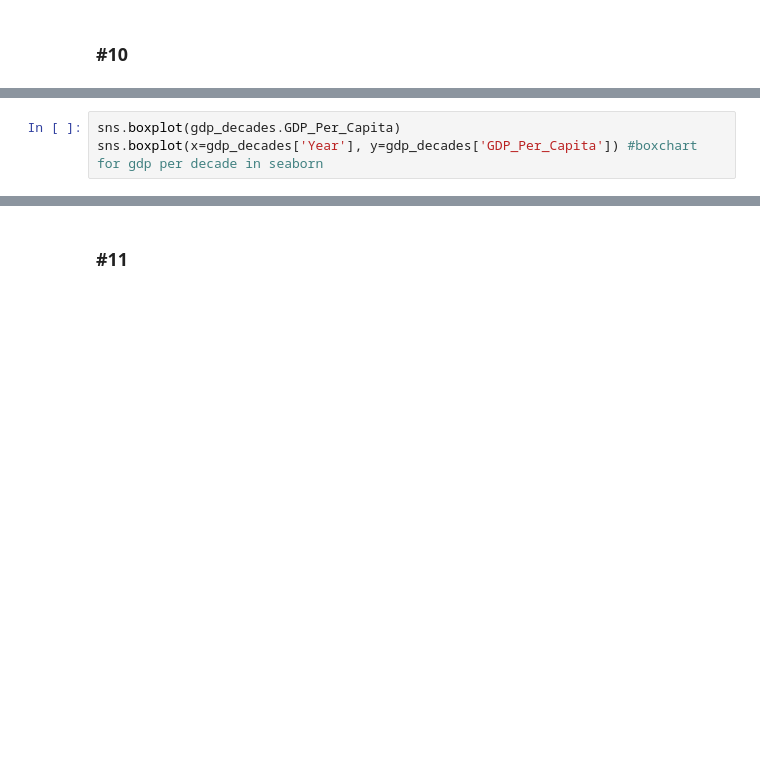
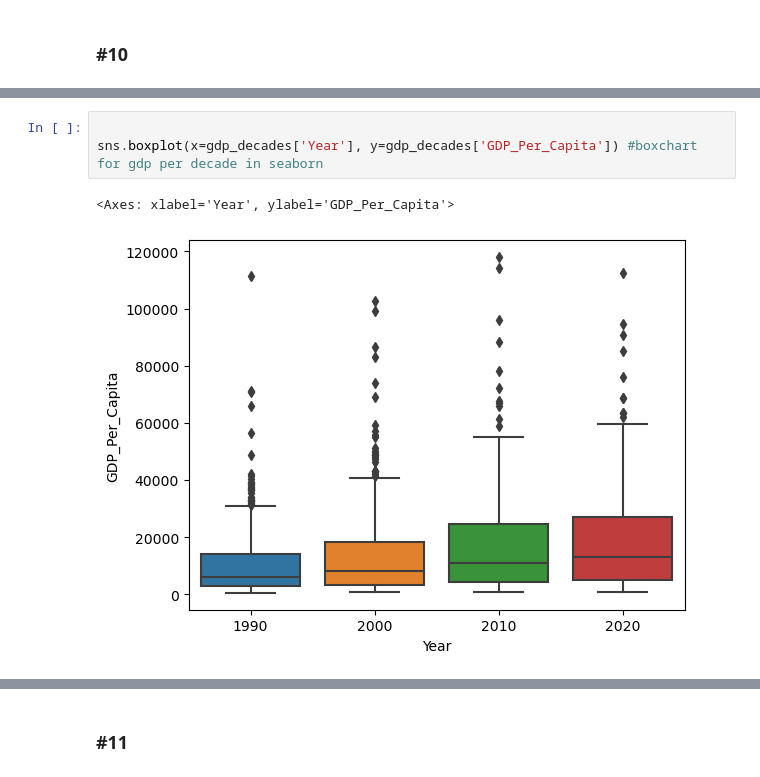
Before and after one commit to johnreinick/un_data-johnreinick, a Jupyter notebook: notebooks/UN_python_project.ipynb, the cells around one changed output, grey strips where cells are left out. Saved outputs shown, nothing was run; the diff lists cells and outputs as text; blank space fills up the shorter version.

```diff
--- a/notebooks/UN_python_project.ipynb
+++ b/notebooks/UN_python_project.ipynb
@@ -75,3 +267,6 @@ gdp_decades = gdp_df.loc[(gdp_df['Year'] == 1990) | (gdp_df['Year'] == 2000) |
 # %%
-sns.boxplot(gdp_decades.GDP_Per_Capita)
+
 sns.boxplot(x=gdp_decades['Year'], y=gdp_decades['GDP_Per_Capita']) #boxchart for gdp per decade in seaborn
+# %% [output]
+<Axes: xlabel='Year', ylabel='GDP_Per_Capita'>
+[figure, added]
```
Also changed, not shown: parts of 54 cells of this notebook.
